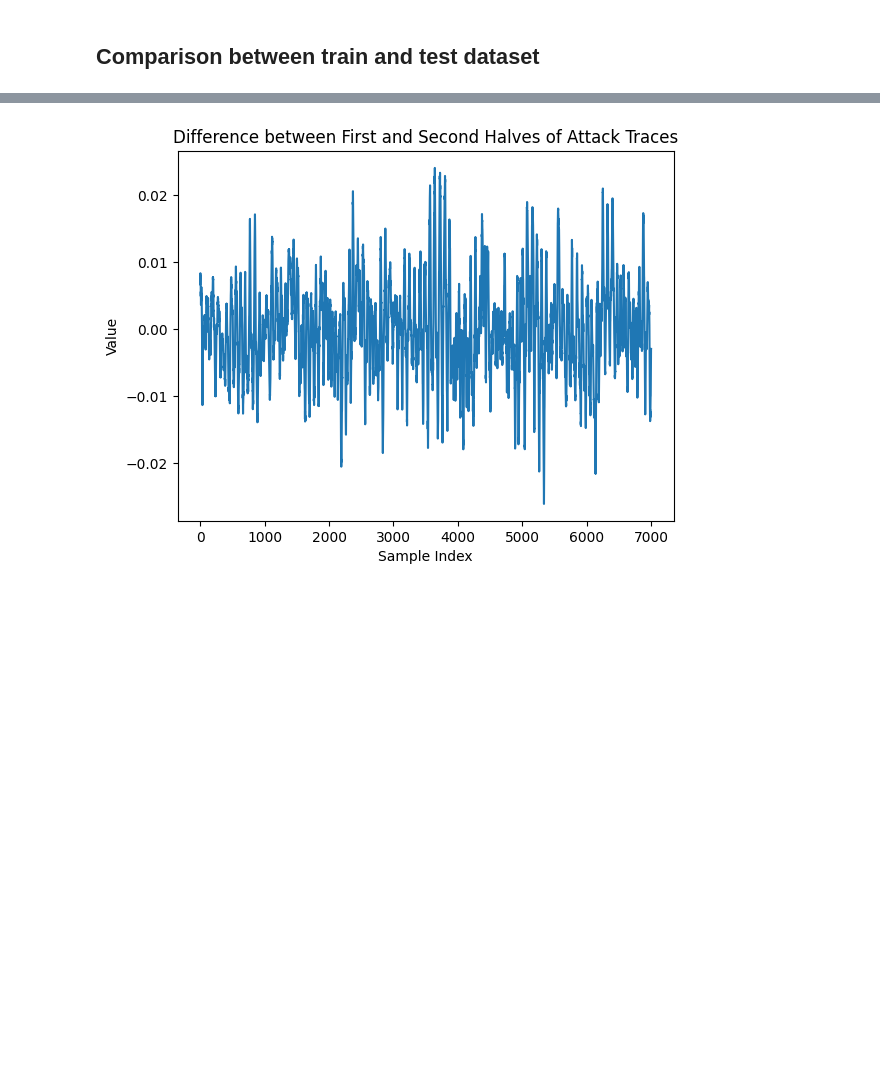
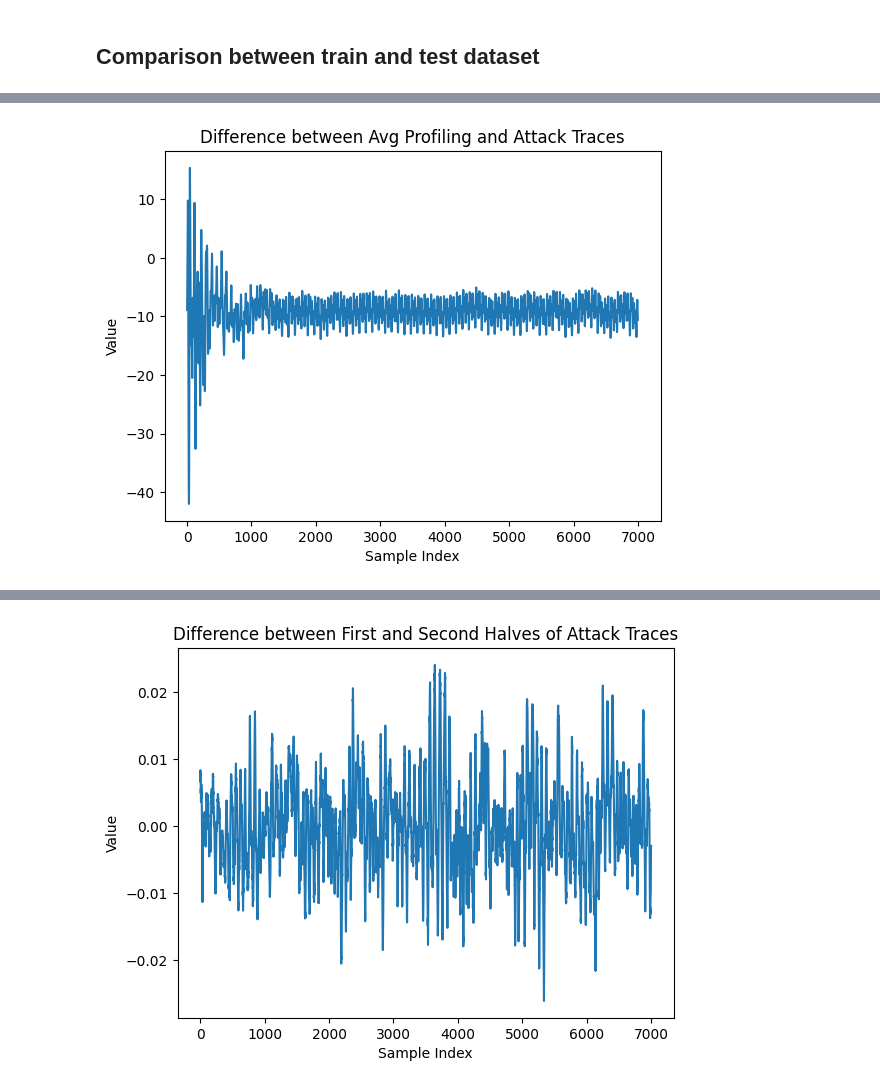
Before and after one commit to LucianoXu/CHES2025-Challenge, a Jupyter notebook: dataset_analysis.ipynb, the cells around one changed output, grey strips where cells are left out. Drawn from its saved outputs; the diff is of its cells as text; code cells hidden in the pictures; blank space fills up the shorter version.

```diff
--- a/dataset_analysis.ipynb
+++ b/dataset_analysis.ipynb
@@ -284,3 +316,7 @@ plot_trace(X_profiling_keywise[126] - X_attack_avg, title='Difference between Av
+# %%
+plot_trace(X_profiling_keywise[43] - X_profiling_keywise_ae[43], title='Difference between Avg Profiling and Attack Traces')
+# %% [output]
+[figure, added]
 # %%
 # The comparison with correction
 X_attack_corrected_avg = X_attack_corrected_standard.mean(axis=0, keepdims=False)
```
Also changed, not shown: parts of 15 cells of this notebook, 3 other files.
